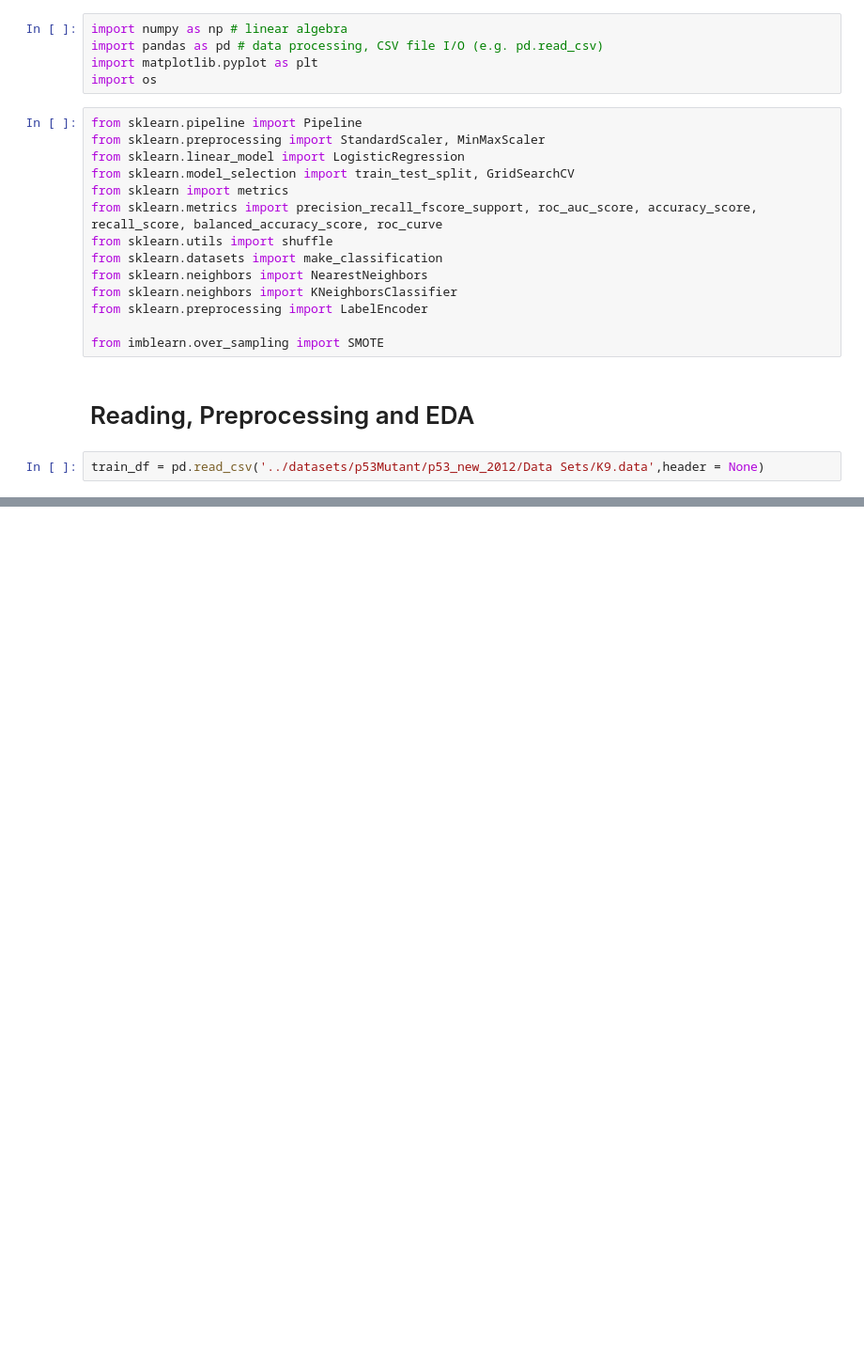
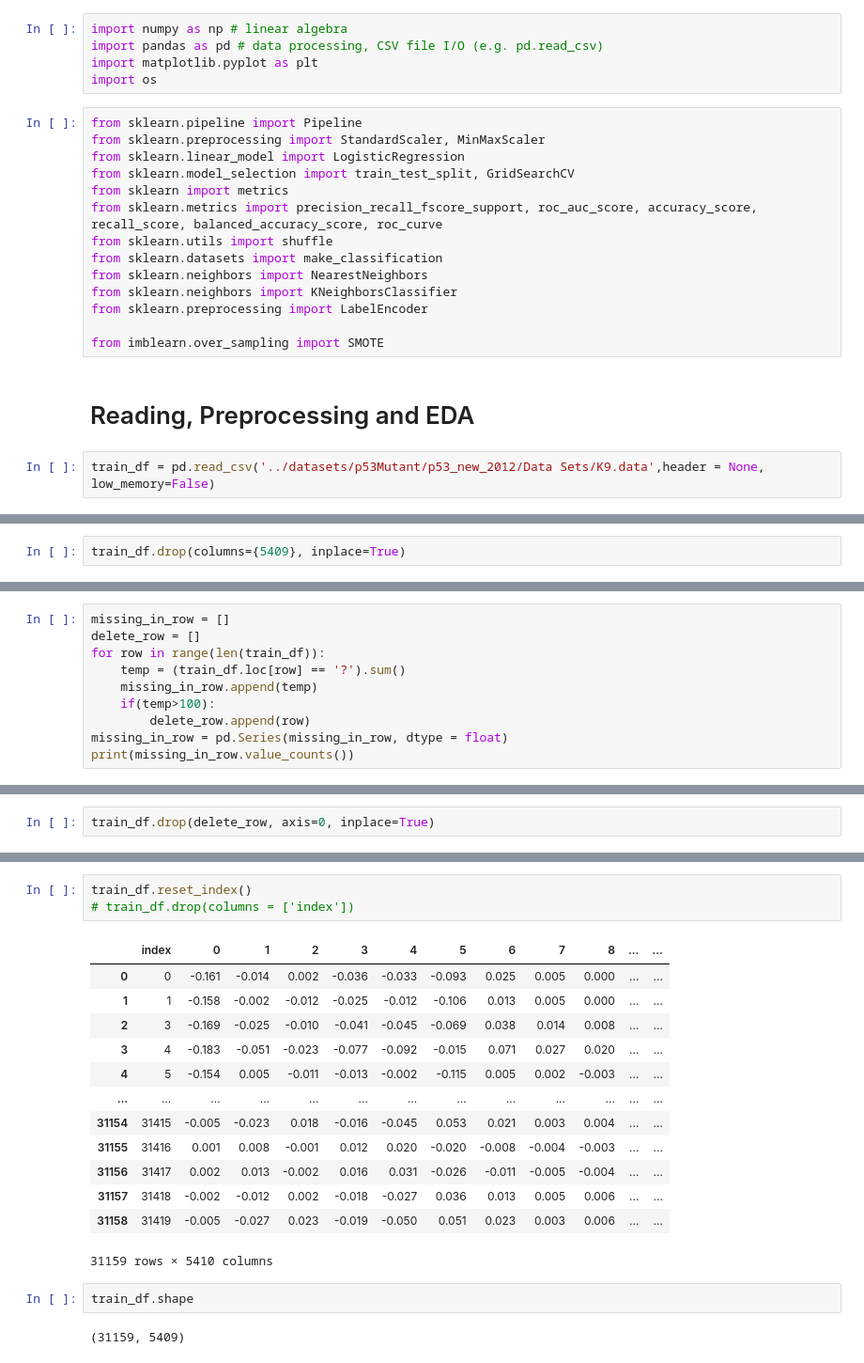
Before and after one commit to gakash2k01/Comparative_study_data_imbalance, a Jupyter notebook: notebooks/p53Mutant.ipynb, the cells around one changed output, grey strips where cells are left out. Shown: that part at 94% size. Saved outputs shown, nothing was run; the diff lists cells and outputs as text; blank space fills up the shorter version.

Commit message:
added p53 mutant

```diff
--- a/notebooks/p53Mutant.ipynb
+++ b/notebooks/p53Mutant.ipynb
@@ -20,7 +20,7 @@ from imblearn.over_sampling import SMOTE
 # %% [markdown]
 # Reading, Preprocessing and EDA
 # %%
-train_df = pd.read_csv('../datasets/p53Mutant/p53_new_2012/Data Sets/K9.data',header = None)
+train_df = pd.read_csv('../datasets/p53Mutant/p53_new_2012/Data Sets/K9.data',header = None, low_memory=False)
 # %%
 train_df.shape
 # %% [output]
@@ -28,3 +28,5 @@ train_df.shape
+# %%
+train_df.drop(columns={5409}, inplace=True)
 # %%
 print(train_df.isnull().sum().sum(), train_df.isna().sum().sum())
 # %% [output]
@@ -31,0 +49,10 @@ print(train_df.isnull().sum().sum(), train_df.isna().sum().sum())
+# %%
+missing_in_row = []
+delete_row = []
+for row in range(len(train_df)):
+    temp = (train_df.loc[row] == '?').sum()
+    missing_in_row.append(temp)
+    if(temp>100):
+        delete_row.append(row)
+missing_in_row = pd.Series(missing_in_row, dtype = float)
+print(missing_in_row.value_counts())
@@ -31,0 +79,2 @@ print(train_df.isnull().sum().sum(), train_df.isna().sum().sum())
+# %%
+train_df.drop(delete_row, axis=0, inplace=True)
@@ -31,0 +118,21 @@ print(train_df.isnull().sum().sum(), train_df.isna().sum().sum())
+# %%
+train_df.reset_index()
+# train_df.drop(columns = ['index'])
+# %% [output]
+|  | index | 0 | 1 | 2 | 3 | 4 | 5 | 6 | 7 | 8 | ... | ... |
+| 0 | 0 | -0.161 | -0.014 | 0.002 | -0.036 | -0.033 | -0.093 | 0.025 | 0.005 | 0.000 | ... | ... |
+| 1 | 1 | -0.158 | -0.002 | -0.012 | -0.025 | -0.012 | -0.106 | 0.013 | 0.005 | 0.000 | ... | ... |
+| 2 | 3 | -0.169 | -0.025 | -0.010 | -0.041 | -0.045 | -0.069 | 0.038 | 0.014 | 0.008 | ... | ... |
+| 3 | 4 | -0.183 | -0.051 | -0.023 | -0.077 | -0.092 | -0.015 | 0.071 | 0.027 | 0.020 | ... | ... |
+| 4 | 5 | -0.154 | 0.005 | -0.011 | -0.013 | -0.002 | -0.115 | 0.005 | 0.002 | -0.003 | ... | ... |
+| ... | ... | ... | ... | ... | ... | ... | ... | ... | ... | ... | ... | ... |
+| 31154 | 31415 | -0.005 | -0.023 | 0.018 | -0.016 | -0.045 | 0.053 | 0.021 | 0.003 | 0.004 | ... | ... |
+| 31155 | 31416 | 0.001 | 0.008 | -0.001 | 0.012 | 0.020 | -0.020 | -0.008 | -0.004 | -0.003 | ... | ... |
+| 31156 | 31417 | 0.002 | 0.013 | -0.002 | 0.016 | 0.031 | -0.026 | -0.011 | -0.005 | -0.004 | ... | ... |
+| 31157 | 31418 | -0.002 | -0.012 | 0.002 | -0.018 | -0.027 | 0.036 | 0.013 | 0.005 | 0.006 | ... | ... |
+| 31158 | 31419 | -0.005 | -0.027 | 0.023 | -0.019 | -0.050 | 0.051 | 0.023 | 0.003 | 0.006 | ... | ... |
+31159 rows × 5410 columns
+# %%
+train_df.shape
+# %% [output]
+(31159, 5409)
```
Also changed, not shown: parts of 20 cells of this notebook.
